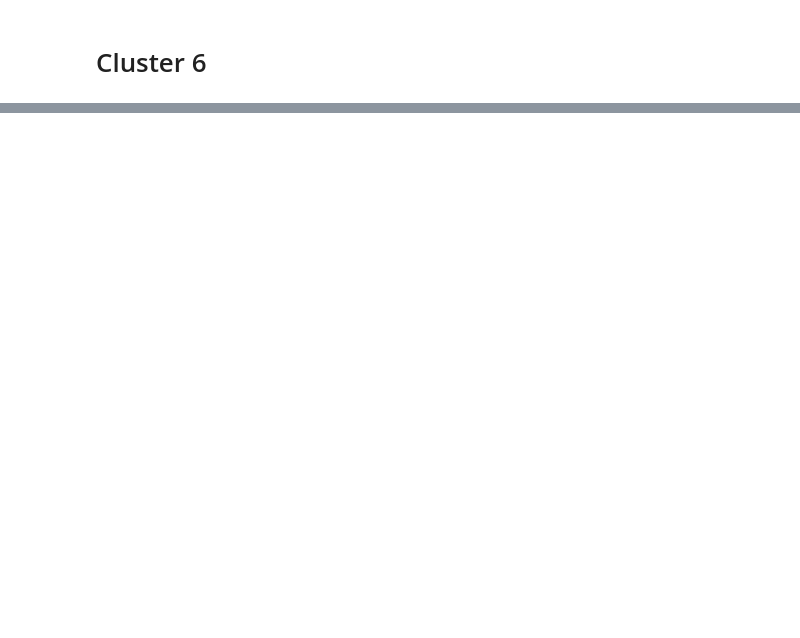
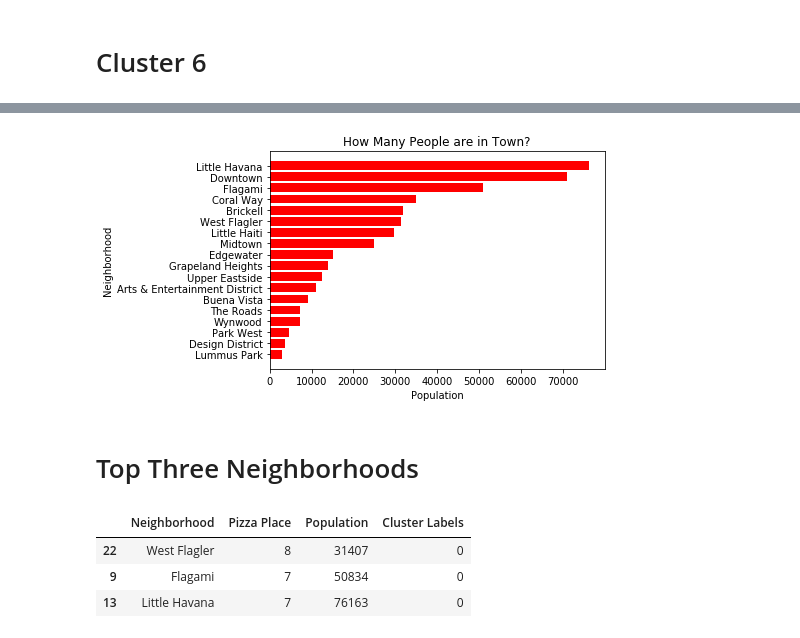
Before and after one commit to sam-brady/clustering-neighborhoods, a Jupyter notebook: Battle of the Neighborhoods.ipynb, the cells around one changed output, grey strips where cells are left out. Drawn from its saved outputs; the diff is of its cells as text; code cells hidden in the pictures; blank space fills up the shorter version.

```diff
--- a/Battle of the Neighborhoods.ipynb
+++ b/Battle of the Neighborhoods.ipynb
@@ -469,0 +524,36 @@ miami_merged.loc[miami_merged['Cluster Labels'] == 5, miami_merged.columns[[0] +
+# %%
+# visualize the populations
+
+import matplotlib.pyplot as plt
+
+
+miami_pizza = miami_pizza.sort_values(by='Population')
+
+
+y = miami_pizza['Neighborhood']
+width = miami_pizza['Population']
+
+plt.xticks(np.arange(0, 80000, step=10000))
+plt.xlabel('Population')
+plt.ylabel('Neighborhood')
+plt.title('How Many People are in Town?')
+plt.barh(y, width, height=0.8, left=None, align='center', color = 'red')
+
+
+plt.show()
+# %% [output]
+[figure, added]
+# %% [markdown]
+# Top Three Neighborhoods
+# %%
+# narrow the decision down to neighborhood with a big population and small number of pizza shoppes
+
+miami_pizza = miami_pizza[miami_pizza['Population'] > 15000]
+miami_pizza = miami_pizza[miami_pizza['Pizza Place'] < 10]
+
+miami_pizza
+# %% [output]
+|  | Neighborhood | Pizza Place | Population | Cluster Labels |
+| 22 | West Flagler | 8 | 31407 | 0 |
+| 9 | Flagami | 7 | 50834 | 0 |
+| 13 | Little Havana | 7 | 76163 | 0 |
```
Also changed, not shown: parts of 35 cells of this notebook.
